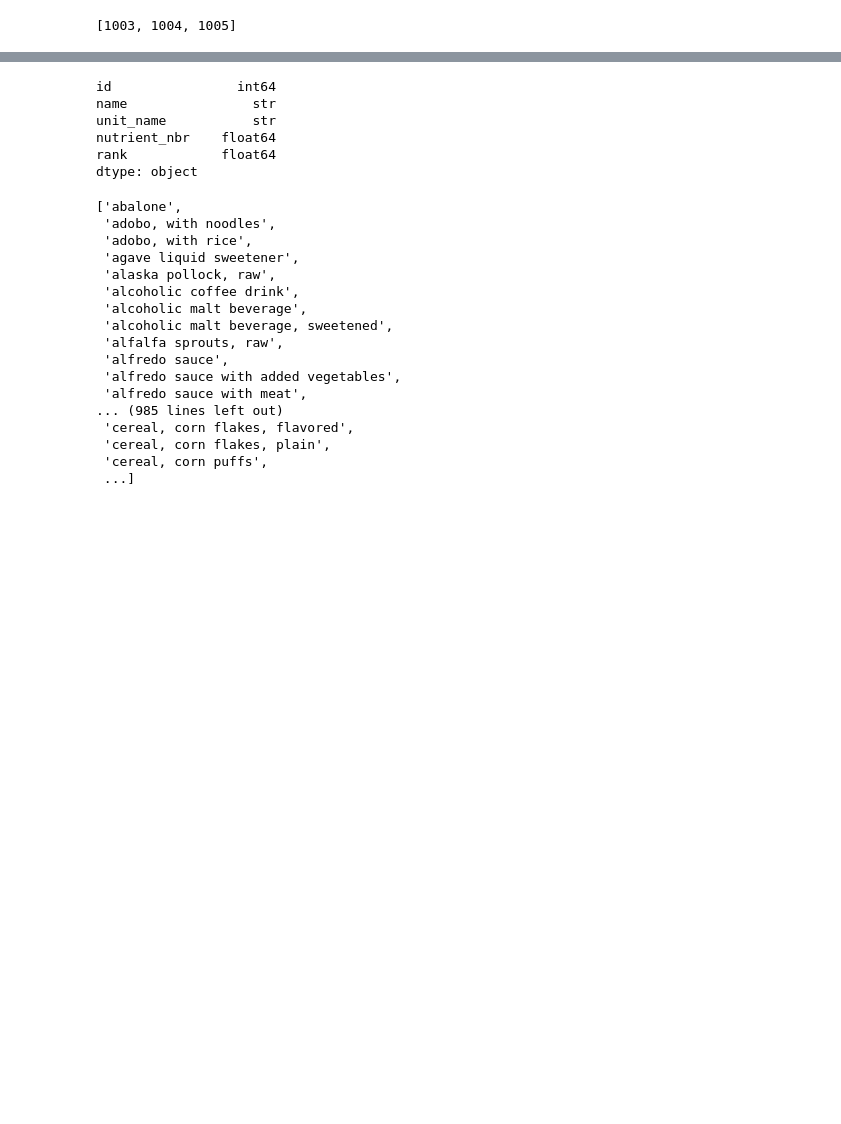
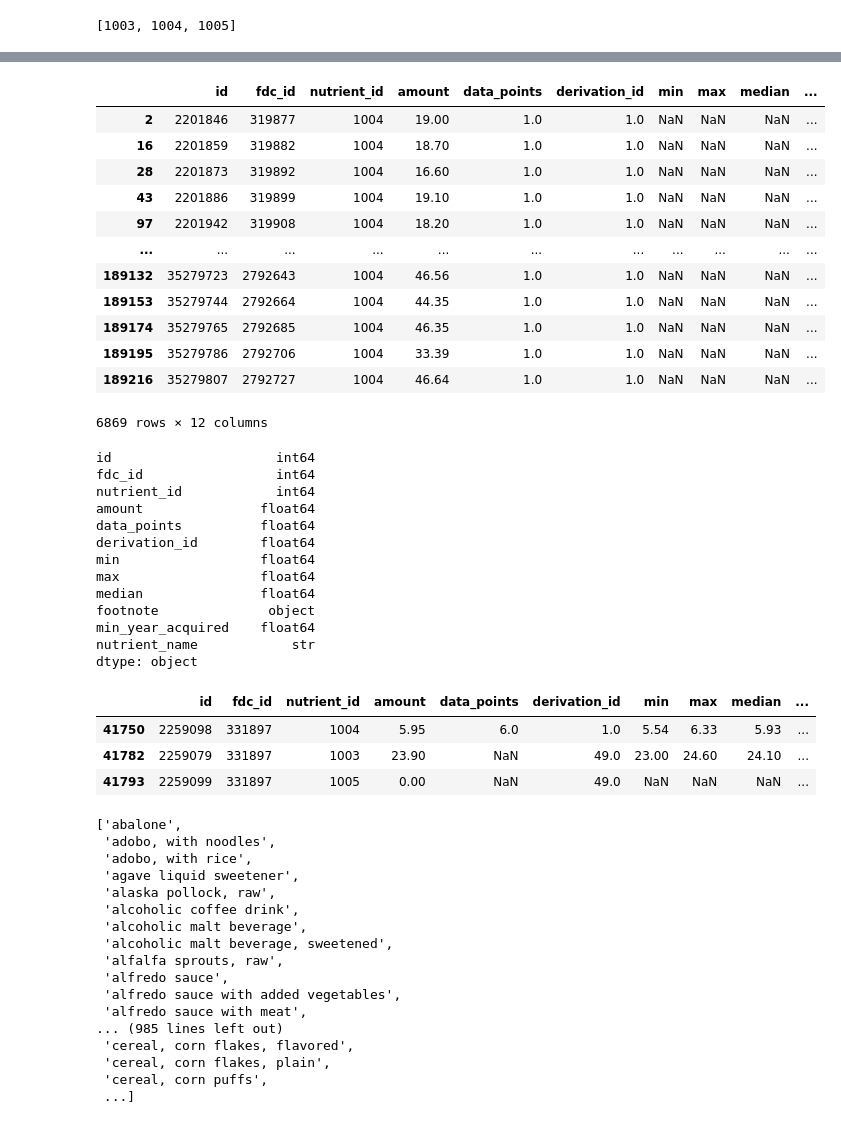
Before and after one commit to developer-austine/snackazam, a Jupyter notebook: data_exploration/usda_explore.ipynb, the cells around one changed output, grey strips where cells are left out. Drawn from its saved outputs; the diff is of its cells as text; code cells hidden in the pictures; blank space fills up the shorter version.

```diff
--- a/data_exploration/usda_food_data_exploration.ipynb
+++ b/data_exploration/usda_explore.ipynb
@@ -427,12 +423,43 @@ food_nutrient
+# %%
+food_nutrients[(food_nutrients["nutrient_id"].isin(list(target_nutrient_dict.keys())))]
+# %% [output]
+|  | id | fdc_id | nutrient_id | amount | data_points | derivation_id | min | max | median | ... |
+| 2 | 2201846 | 319877 | 1004 | 19.00 | 1.0 | 1.0 | NaN | NaN | NaN | ... |
+| 16 | 2201859 | 319882 | 1004 | 18.70 | 1.0 | 1.0 | NaN | NaN | NaN | ... |
+| 28 | 2201873 | 319892 | 1004 | 16.60 | 1.0 | 1.0 | NaN | NaN | NaN | ... |
+| 43 | 2201886 | 319899 | 1004 | 19.10 | 1.0 | 1.0 | NaN | NaN | NaN | ... |
+| 97 | 2201942 | 319908 | 1004 | 18.20 | 1.0 | 1.0 | NaN | NaN | NaN | ... |
+| ... | ... | ... | ... | ... | ... | ... | ... | ... | ... | ... |
+| 189132 | 35279723 | 2792643 | 1004 | 46.56 | 1.0 | 1.0 | NaN | NaN | NaN | ... |
+| 189153 | 35279744 | 2792664 | 1004 | 44.35 | 1.0 | 1.0 | NaN | NaN | NaN | ... |
+| 189174 | 35279765 | 2792685 | 1004 | 46.35 | 1.0 | 1.0 | NaN | NaN | NaN | ... |
+| 189195 | 35279786 | 2792706 | 1004 | 33.39 | 1.0 | 1.0 | NaN | NaN | NaN | ... |
+| 189216 | 35279807 | 2792727 | 1004 | 46.64 | 1.0 | 1.0 | NaN | NaN | NaN | ... |
+6869 rows × 12 columns
 # %%
-nutrient_defs.dtypes
+food_nutrients.dtypes
 # %% [output]
-id                int64
-name                str
-unit_name           str
-nutrient_nbr    float64
-rank            float64
+id                     int64
+fdc_id                 int64
+nutrient_id            int64
+amount               float64
+data_points          float64
+derivation_id        float64
+min                  float64
+max                  float64
+median               float64
+footnote              object
+min_year_acquired    float64
+nutrient_name            str
 dtype: object
+# %%
+# Find nutrition for chicken_wing_id (protein, fat, carb)
+food_nutrients[(food_nutrients["fdc_id"] == chicken_wing_id) & (food_nutrients["nutrient_id"].isin(list(target_nutrient_dict.keys())))]
+# %% [output]
+|  | id | fdc_id | nutrient_id | amount | data_points | derivation_id | min | max | median | ... |
+| 41750 | 2259098 | 331897 | 1004 | 5.95 | 6.0 | 1.0 | 5.54 | 6.33 | 5.93 | ... |
+| 41782 | 2259079 | 331897 | 1003 | 23.90 | NaN | 49.0 | 23.00 | 24.60 | 24.10 | ... |
+| 41793 | 2259099 | 331897 | 1005 | 0.00 | NaN | 49.0 | NaN | NaN | NaN | ... |
 # %%
 sorted(list(foundation_foods))
 # %% [output]
```
Also changed, not shown: parts of 76 cells of this notebook, 1 other file.
